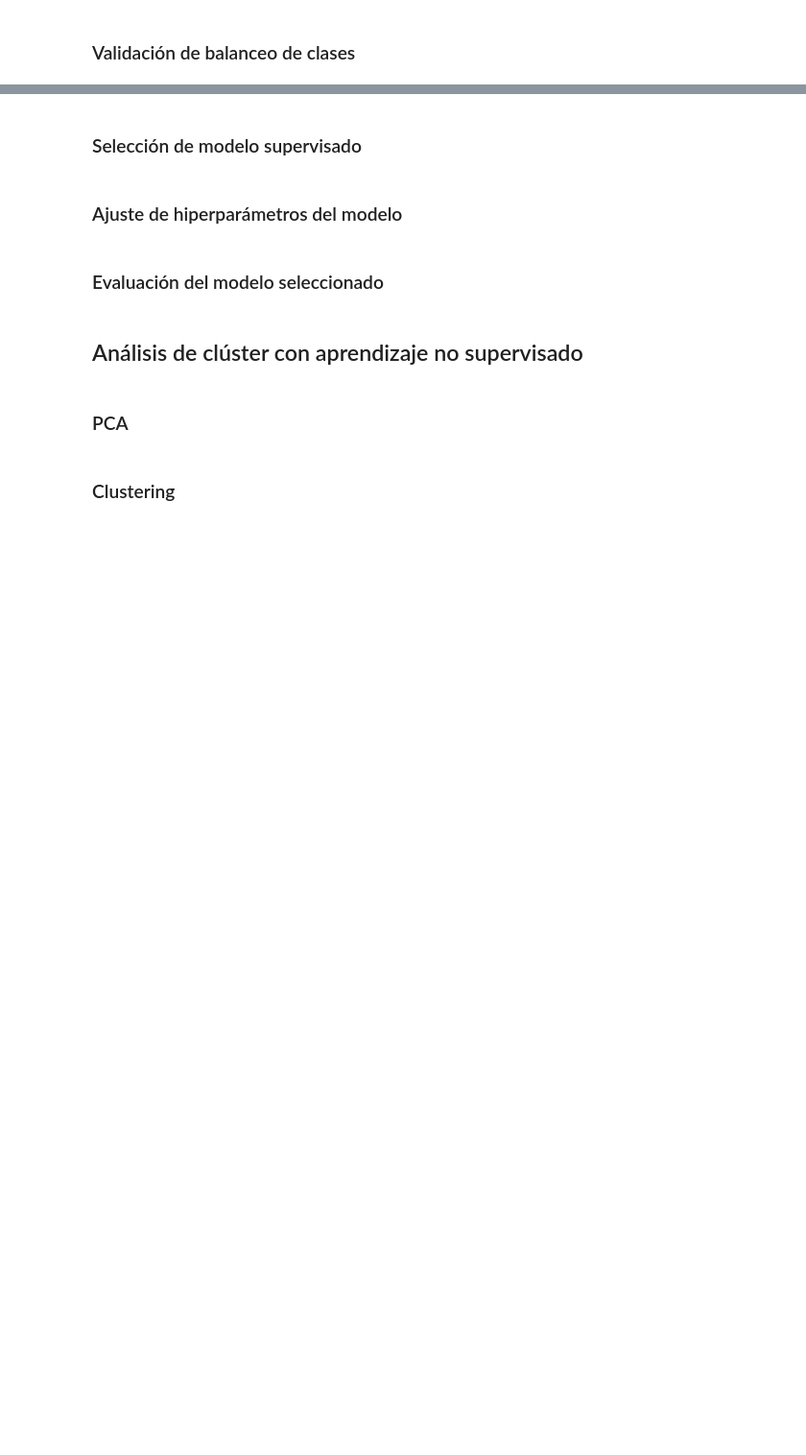
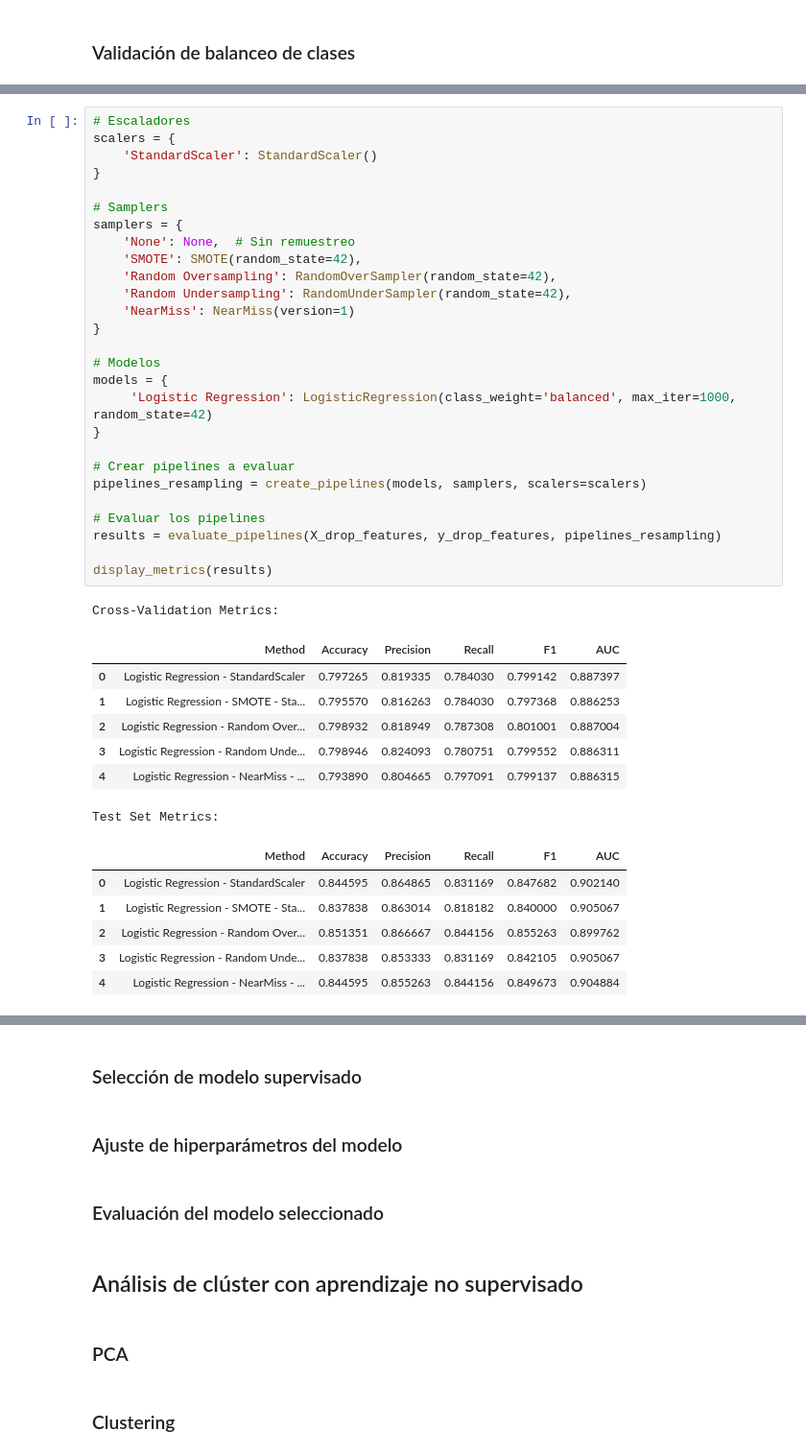
Before and after one commit to ricardogr07/trabajo-final-aprendizaje, a Jupyter notebook: src/Analisis_ML_Workflow.ipynb, the cells around one changed output, grey strips where cells are left out. Shown: that part at 96% size. Drawn from its saved outputs; the diff is of its cells as text; blank space fills up the shorter version.

```diff
--- a/src/Analisis_ML_Workflow.ipynb
+++ b/src/Analisis_ML_Workflow.ipynb
@@ -578,0 +626,42 @@ Usar el conjunto de datos con 740 pacientes y menos características junto con e
+# %%
+# Escaladores
+scalers = {
+    'StandardScaler': StandardScaler()
+}
+
+# Samplers
+samplers = {
+    'None': None,  # Sin remuestreo
+    'SMOTE': SMOTE(random_state=42),
+    'Random Oversampling': RandomOverSampler(random_state=42),
+    'Random Undersampling': RandomUnderSampler(random_state=42),
+    'NearMiss': NearMiss(version=1)
+}
+
+# Modelos
+models = {
+     'Logistic Regression': LogisticRegression(class_weight='balanced', max_iter=1000, random_state=42)
+}
+
+# Crear pipelines a evaluar
+pipelines_resampling = create_pipelines(models, samplers, scalers=scalers)
+
+# Evaluar los pipelines
+results = evaluate_pipelines(X_drop_features, y_drop_features, pipelines_resampling)
+
+display_metrics(results)
+# %% [output]
+Cross-Validation Metrics:
+|  | Method | Accuracy | Precision | Recall | F1 | AUC |
+| 0 | Logistic Regression - StandardScaler | 0.797265 | 0.819335 | 0.784030 | 0.799142 | 0.887397 |
+| 1 | Logistic Regression - SMOTE - Sta... | 0.795570 | 0.816263 | 0.784030 | 0.797368 | 0.886253 |
+| 2 | Logistic Regression - Random Over... | 0.798932 | 0.818949 | 0.787308 | 0.801001 | 0.887004 |
+| 3 | Logistic Regression - Random Unde... | 0.798946 | 0.824093 | 0.780751 | 0.799552 | 0.886311 |
+| 4 | Logistic Regression - NearMiss - ... | 0.793890 | 0.804665 | 0.797091 | 0.799137 | 0.886315 |
+Test Set Metrics:
+|  | Method | Accuracy | Precision | Recall | F1 | AUC |
+| 0 | Logistic Regression - StandardScaler | 0.844595 | 0.864865 | 0.831169 | 0.847682 | 0.902140 |
+| 1 | Logistic Regression - SMOTE - Sta... | 0.837838 | 0.863014 | 0.818182 | 0.840000 | 0.905067 |
+| 2 | Logistic Regression - Random Over... | 0.851351 | 0.866667 | 0.844156 | 0.855263 | 0.899762 |
+| 3 | Logistic Regression - Random Unde... | 0.837838 | 0.853333 | 0.831169 | 0.842105 | 0.905067 |
+| 4 | Logistic Regression - NearMiss - ... | 0.844595 | 0.855263 | 0.844156 | 0.849673 | 0.904884 |
```
Also changed, not shown: parts of 12 cells of this notebook.
